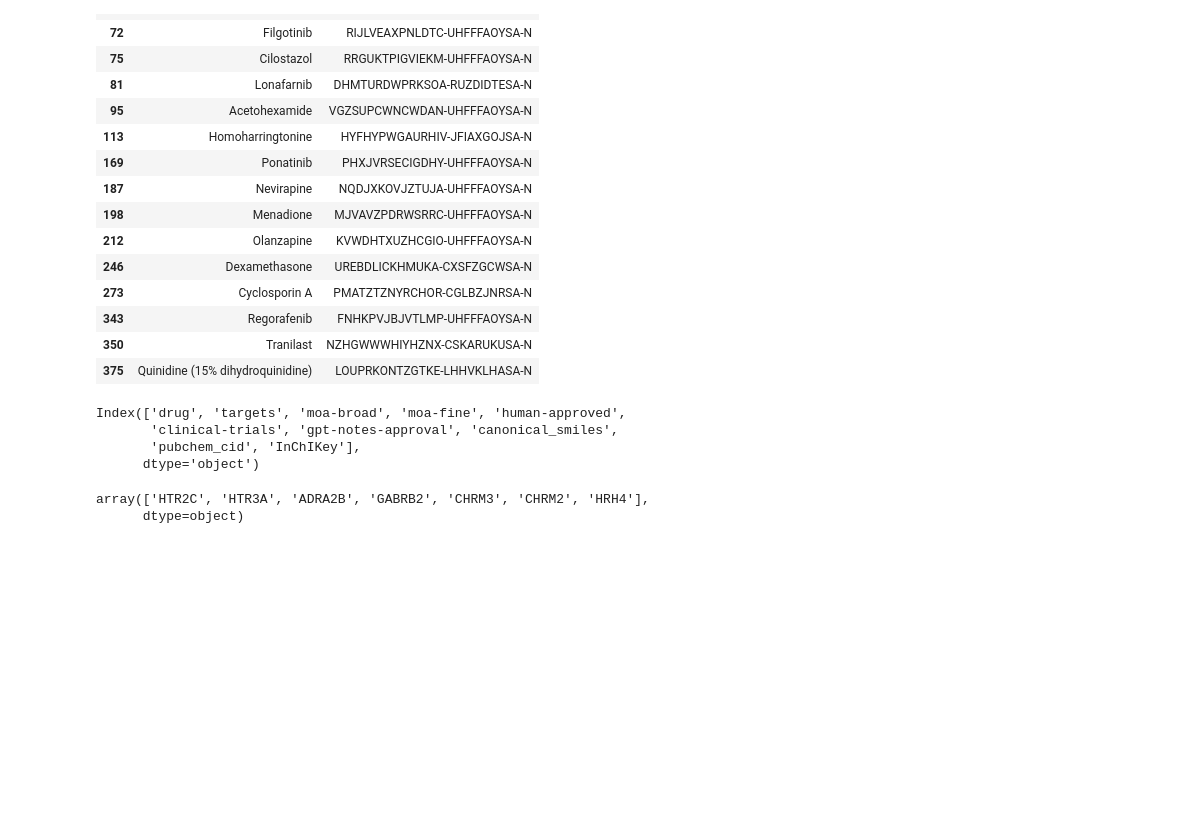
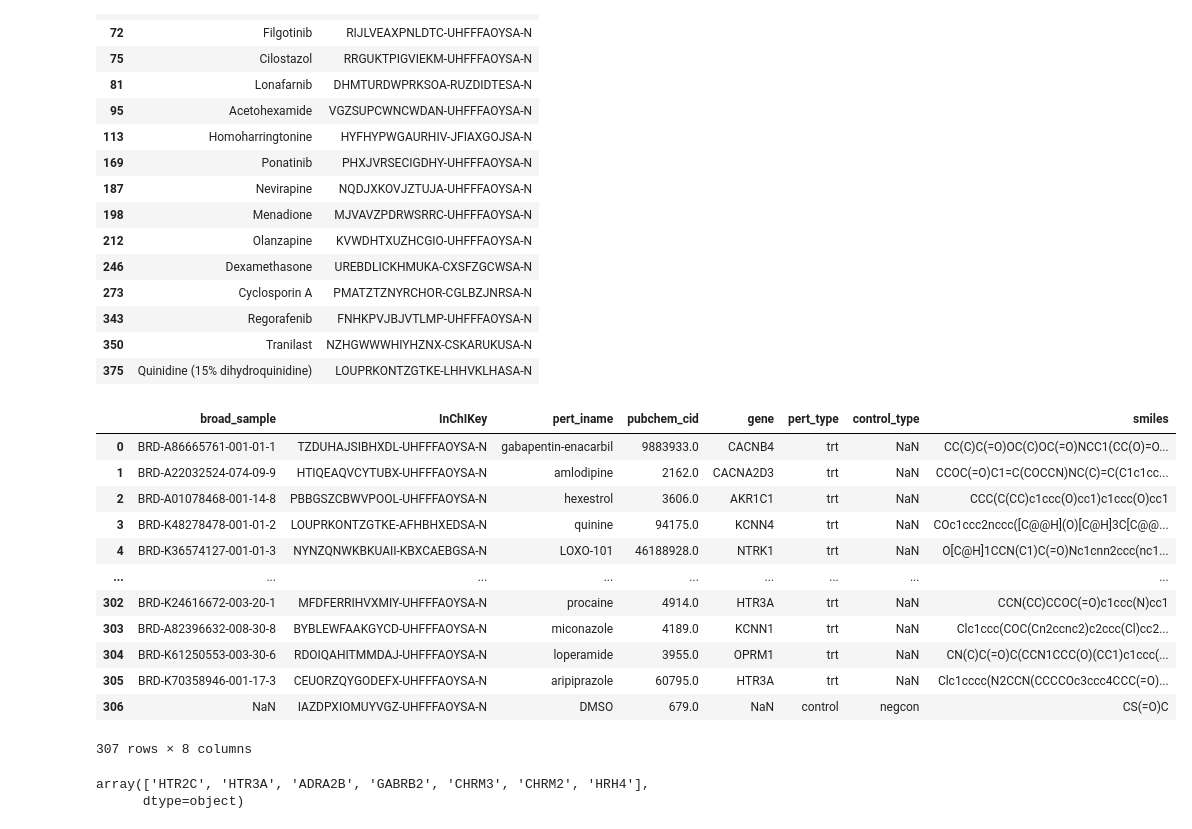
Before and after one commit to yashaektefaie/Tahoe_Hackathon, a Jupyter notebook: data/jump-similarity.ipynb, the cells around one changed output. Drawn from its saved outputs; the diff is of its cells as text; code cells hidden in the pictures; blank space fills up the shorter version.

```diff
--- a/data/jump-similarity.ipynb
+++ b/data/jump-similarity.ipynb
@@ -140,13 +156,22 @@ drug_metadata[["drug","InChIKey"]].dropna()
 # %%
 import pandas as pd
 drug_metadata = pd.read_csv(path/"data/drug_metadata_inchikey.csv")
-# %%
-drug_metadata.columns
-# %% [output]
-Index(['drug', 'targets', 'moa-broad', 'moa-fine', 'human-approved',
-       'clinical-trials', 'gpt-notes-approval', 'canonical_smiles',
-       'pubchem_cid', 'InChIKey'],
-      dtype='object')
+# %%
+jump_metadata
+# %% [output]
+|  | broad_sample | InChIKey | pert_iname | pubchem_cid | gene | pert_type | control_type | smiles |
+| 0 | BRD-A86665761-001-01-1 | TZDUHAJSIBHXDL-UHFFFAOYSA-N | gabapentin-enacarbil | 9883933.0 | CACNB4 | trt | NaN | CC(C)C(=O)OC(C)OC(=O)NCC1(CC(O)=O... |
+| 1 | BRD-A22032524-074-09-9 | HTIQEAQVCYTUBX-UHFFFAOYSA-N | amlodipine | 2162.0 | CACNA2D3 | trt | NaN | CCOC(=O)C1=C(COCCN)NC(C)=C(C1c1cc... |
+| 2 | BRD-A01078468-001-14-8 | PBBGSZCBWVPOOL-UHFFFAOYSA-N | hexestrol | 3606.0 | AKR1C1 | trt | NaN | CCC(C(CC)c1ccc(O)cc1)c1ccc(O)cc1 |
+| 3 | BRD-K48278478-001-01-2 | LOUPRKONTZGTKE-AFHBHXEDSA-N | quinine | 94175.0 | KCNN4 | trt | NaN | COc1ccc2nccc([C@@H](O)[C@H]3C[C@@... |
+| 4 | BRD-K36574127-001-01-3 | NYNZQNWKBKUAII-KBXCAEBGSA-N | LOXO-101 | 46188928.0 | NTRK1 | trt | NaN | O[C@H]1CCN(C1)C(=O)Nc1cnn2ccc(nc1... |
+| ... | ... | ... | ... | ... | ... | ... | ... | ... |
+| 302 | BRD-K24616672-003-20-1 | MFDFERRIHVXMIY-UHFFFAOYSA-N | procaine | 4914.0 | HTR3A | trt | NaN | CCN(CC)CCOC(=O)c1ccc(N)cc1 |
+| 303 | BRD-A82396632-008-30-8 | BYBLEWFAAKGYCD-UHFFFAOYSA-N | miconazole | 4189.0 | KCNN1 | trt | NaN | Clc1ccc(COC(Cn2ccnc2)c2ccc(Cl)cc2... |
+| 304 | BRD-K61250553-003-30-6 | RDOIQAHITMMDAJ-UHFFFAOYSA-N | loperamide | 3955.0 | OPRM1 | trt | NaN | CN(C)C(=O)C(CCN1CCC(O)(CC1)c1ccc(... |
+| 305 | BRD-K70358946-001-17-3 | CEUORZQYGODEFX-UHFFFAOYSA-N | aripiprazole | 60795.0 | HTR3A | trt | NaN | Clc1cccc(N2CCN(CCCCOc3ccc4CCC(=O)... |
+| 306 | NaN | IAZDPXIOMUYVGZ-UHFFFAOYSA-N | DMSO | 679.0 | NaN | control | negcon | CS(=O)C |
+307 rows × 8 columns
 # %%
 drug = "Olanzapine"
 inchikey = drug_metadata[drug_metadata.drug.isin([drug])]["InChIKey"].values[0]
```
Also changed, not shown: parts of 6 cells of this notebook.
